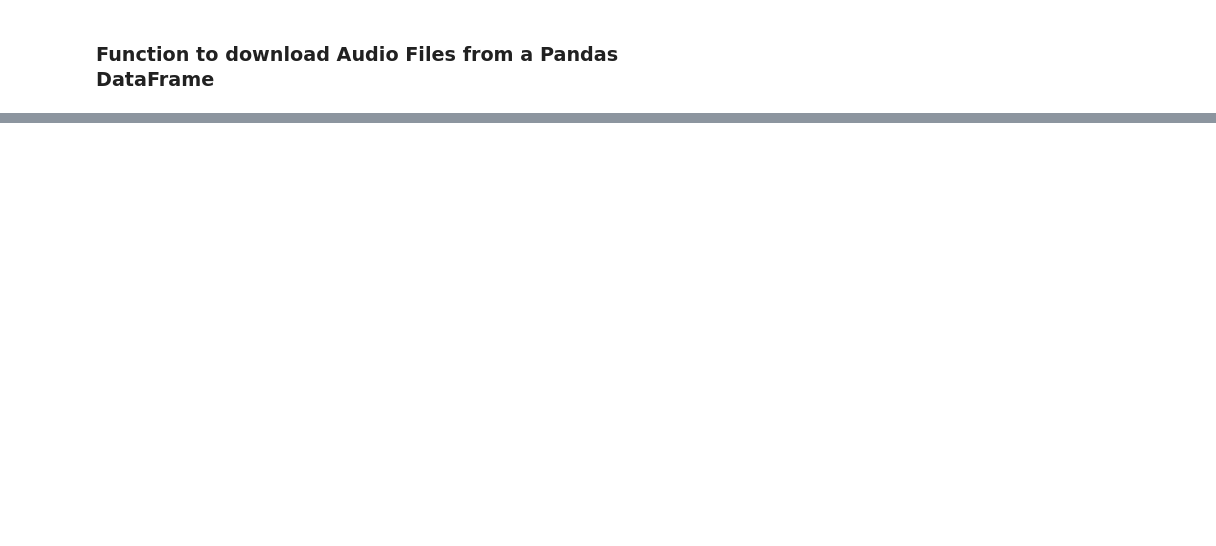
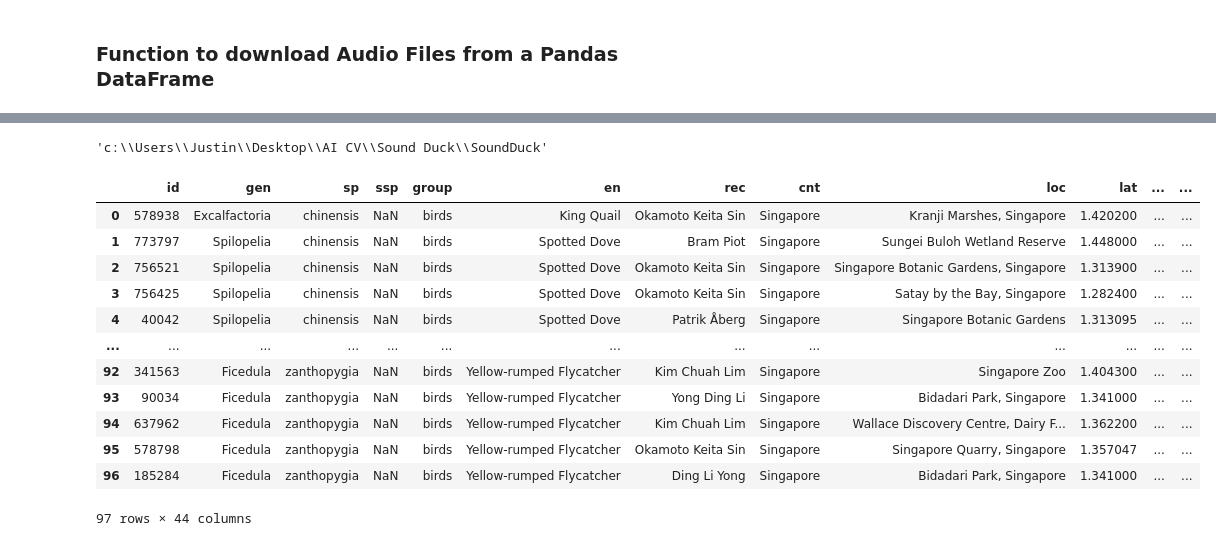
Before and after one commit to yongxb/SoundDuck, a Jupyter notebook: notebooks/Data _Ingestion.ipynb, the cells around one changed output, grey strips where cells are left out. Cells and saved outputs as stored; diff of their text form; code cells hidden in the pictures; blank space fills up the shorter version.

```diff
--- a/notebooks/Data _Ingestion.ipynb
+++ b/notebooks/Data _Ingestion.ipynb
@@ -260,5 +265,24 @@ df_sg['file-path']
+# %%
+os.getcwd()
+# %% [output]
+'c:\\Users\\Justin\\Desktop\\AI CV\\Sound Duck\\SoundDuck'
 # %%
-df_sg.to_csv('/data/csv/my_data.csv', index=False)
+file_path = os.path.join(os.getcwd(), "data/csv", "my_data.csv")
+df.to_csv(file_path, index=False)
 # %%
-df = pd.read_csv('/data/csv/my_data.csv')
+df = pd.read_csv(file_path)
 df
+# %% [output]
+|  | id | gen | sp | ssp | group | en | rec | cnt | loc | lat | ... | ... |
+| 0 | 578938 | Excalfactoria | chinensis | NaN | birds | King Quail | Okamoto Keita Sin | Singapore | Kranji Marshes, Singapore | 1.420200 | ... | ... |
+| 1 | 773797 | Spilopelia | chinensis | NaN | birds | Spotted Dove | Bram Piot | Singapore | Sungei Buloh Wetland Reserve | 1.448000 | ... | ... |
+| 2 | 756521 | Spilopelia | chinensis | NaN | birds | Spotted Dove | Okamoto Keita Sin | Singapore | Singapore Botanic Gardens, Singapore | 1.313900 | ... | ... |
+| 3 | 756425 | Spilopelia | chinensis | NaN | birds | Spotted Dove | Okamoto Keita Sin | Singapore | Satay by the Bay, Singapore | 1.282400 | ... | ... |
+| 4 | 40042 | Spilopelia | chinensis | NaN | birds | Spotted Dove | Patrik Åberg | Singapore | Singapore Botanic Gardens | 1.313095 | ... | ... |
+| ... | ... | ... | ... | ... | ... | ... | ... | ... | ... | ... | ... | ... |
+| 92 | 341563 | Ficedula | zanthopygia | NaN | birds | Yellow-rumped Flycatcher | Kim Chuah Lim | Singapore | Singapore Zoo | 1.404300 | ... | ... |
+| 93 | 90034 | Ficedula | zanthopygia | NaN | birds | Yellow-rumped Flycatcher | Yong Ding Li | Singapore | Bidadari Park, Singapore | 1.341000 | ... | ... |
+| 94 | 637962 | Ficedula | zanthopygia | NaN | birds | Yellow-rumped Flycatcher | Kim Chuah Lim | Singapore | Wallace Discovery Centre, Dairy F... | 1.362200 | ... | ... |
+| 95 | 578798 | Ficedula | zanthopygia | NaN | birds | Yellow-rumped Flycatcher | Okamoto Keita Sin | Singapore | Singapore Quarry, Singapore | 1.357047 | ... | ... |
+| 96 | 185284 | Ficedula | zanthopygia | NaN | birds | Yellow-rumped Flycatcher | Ding Li Yong | Singapore | Bidadari Park, Singapore | 1.341000 | ... | ... |
+97 rows × 44 columns
```
Also changed, not shown: parts of 7 cells of this notebook.
